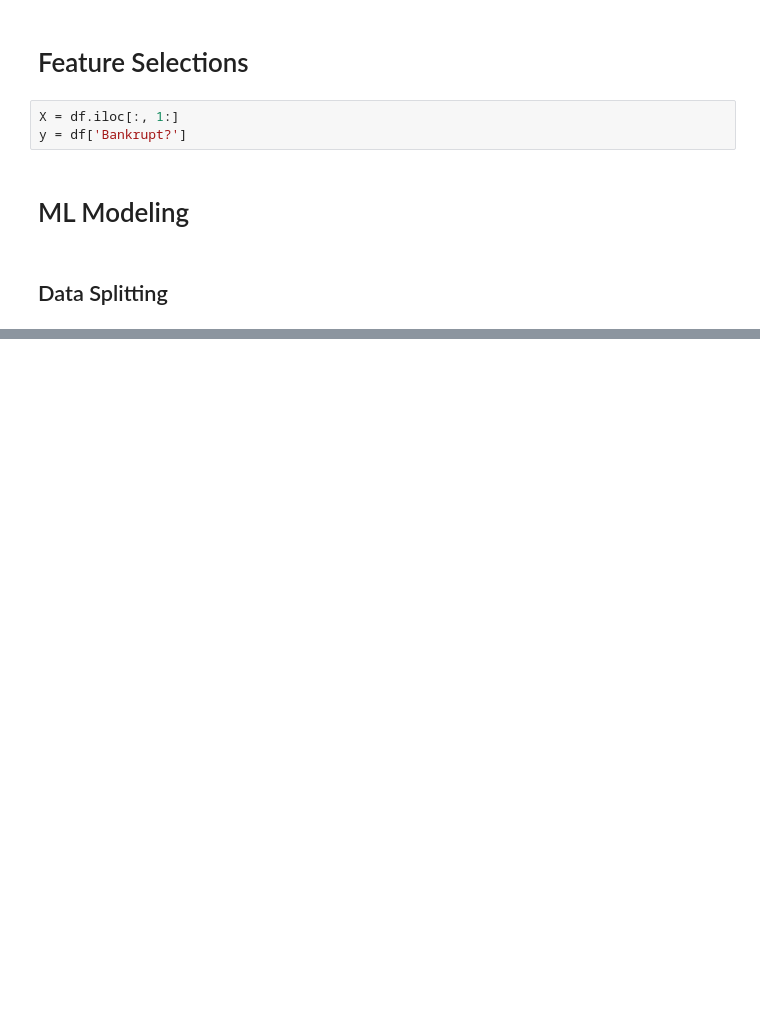
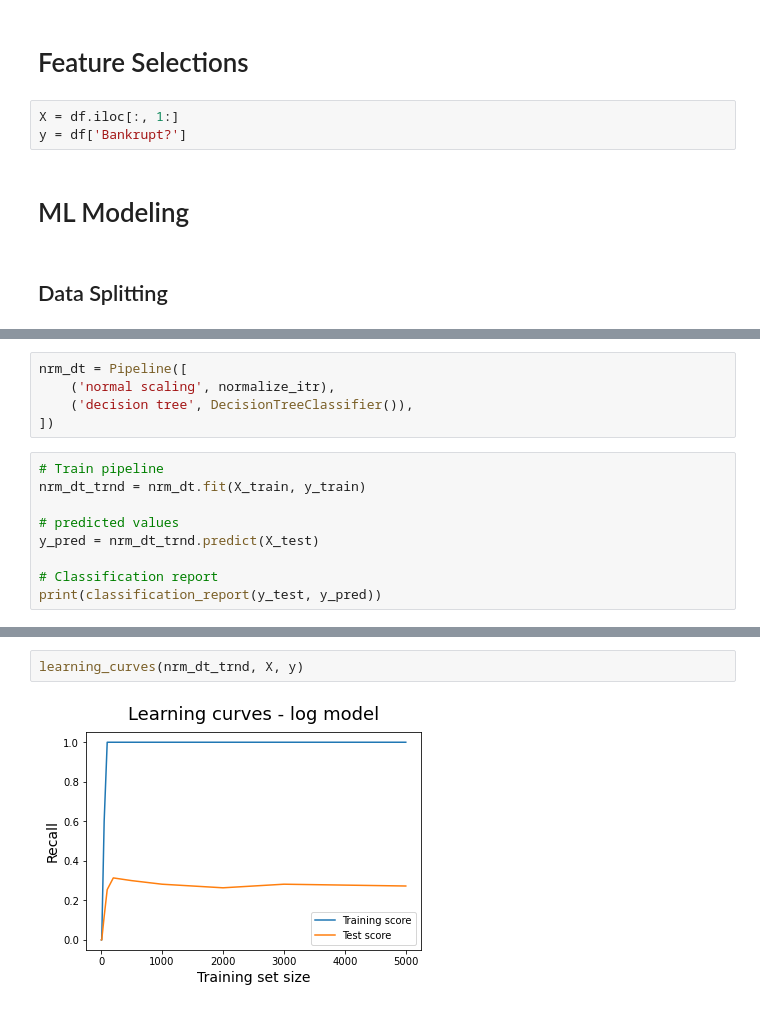
Before and after one commit to adilsmh/Company-Bankruptcy-Prediction, a Jupyter notebook: notebook/notebook_model.ipynb, the cells around one changed output, grey strips where cells are left out. Cells and saved outputs as stored; diff of their text form; blank space fills up the shorter version.

```diff
--- a/notebook/notebook_model.ipynb
+++ b/notebook/notebook_model.ipynb
@@ -340,0 +246,14 @@ iteration_undersampling = Pipeline([
+# %%
+nrm_dt = Pipeline([
+    ('normal scaling', normalize_itr),
+    ('decision tree', DecisionTreeClassifier()),
+])
+# %%
+# Train pipeline
+nrm_dt_trnd = nrm_dt.fit(X_train, y_train)
+
+# predicted values
+y_pred = nrm_dt_trnd.predict(X_test)
+
+# Classification report
+print(classification_report(y_test, y_pred))
@@ -340,0 +269,4 @@ iteration_undersampling = Pipeline([
+# %%
+learning_curves(nrm_dt_trnd, X, y)
+# %% [output]
+[figure, added]
```
Also changed, not shown: parts of 118 cells of this notebook, 1 other file.
